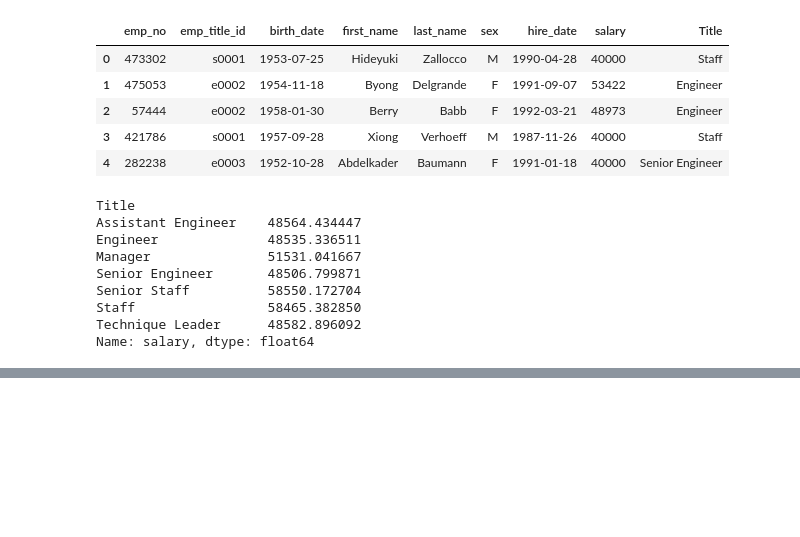
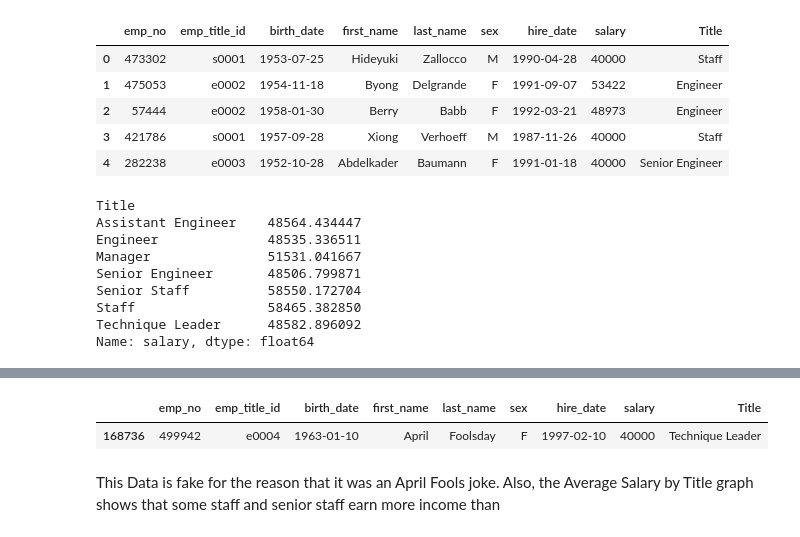
Before and after one commit to joekimga/sql-challenge, a Jupyter notebook: EmployeeSQL/bonus.ipynb, the cells around one changed output, grey strips where cells are left out. Saved outputs shown, nothing was run; the diff lists cells and outputs as text; code cells hidden in the pictures; blank space fills up the shorter version.

Commit message:
Epilogue

```diff
--- a/EmployeeSQL/bonus.ipynb
+++ b/EmployeeSQL/bonus.ipynb
@@ -162 +154,9 @@ plt.show()
 [figure]
+# %%
+# Epilogue  #499942
+employee_salary_title_df.loc[employee_salary_title_df["emp_no"] == 499942]
+# %% [output]
+|  | emp_no | emp_title_id | birth_date | first_name | last_name | sex | hire_date | salary | Title |
+| 168736 | 499942 | e0004 | 1963-01-10 | April | Foolsday | F | 1997-02-10 | 40000 | Technique Leader |
+# %% [markdown]
+This Data is fake for the reason that it was an April Fools joke.  Also, the Average Salary by Title graph shows that some staff and senior staff earn more income than
```
Also changed, not shown: parts of 1 cell of this notebook.
